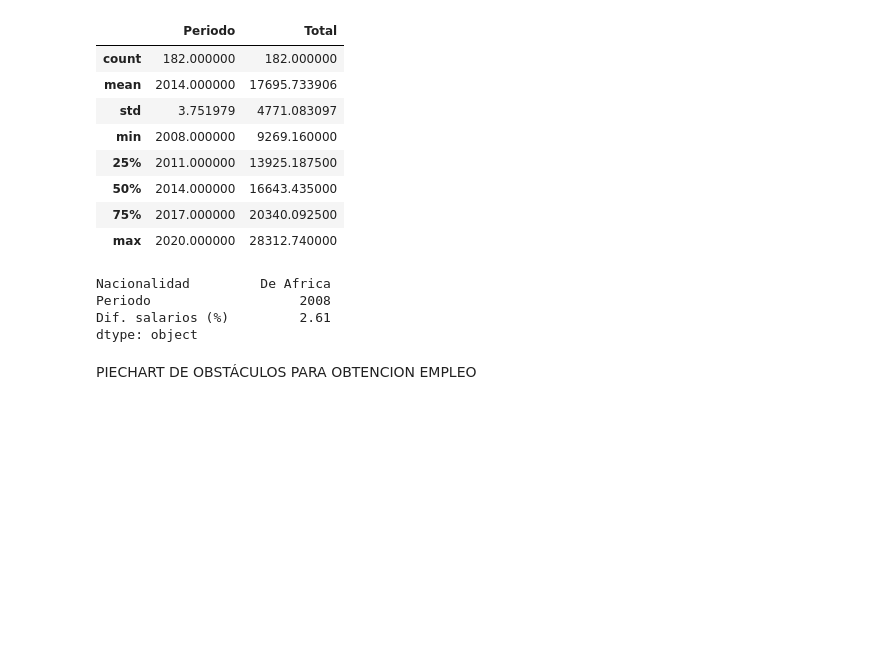
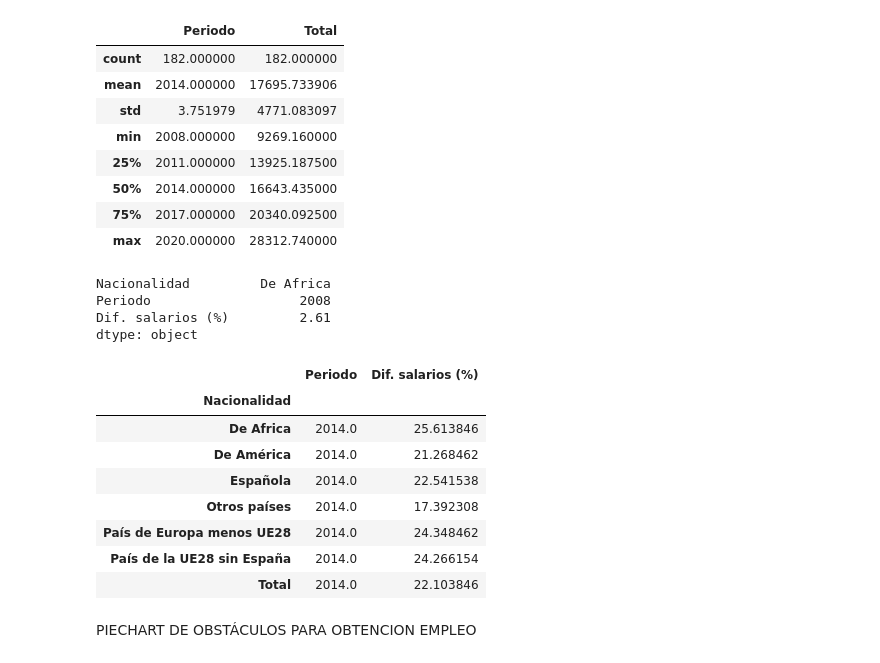
Before and after one commit to JaredR33/EDA, a Jupyter notebook: notebooks/EDA2.ipynb, the cells around one changed output. Cells and saved outputs as stored; diff of their text form; code cells hidden in the pictures; blank space fills up the shorter version.

```diff
--- a/notebooks/EDA2.ipynb
+++ b/notebooks/EDA2.ipynb
@@ -363,3 +372,15 @@ Nacionalidad         De Africa
 Periodo                   2008
 Dif. salarios (%)         2.61
 dtype: object
+# %%
+df_dif_sexos.groupby('Nacionalidad').mean()
+# %% [output]
+|  | Periodo | Dif. salarios (%) |
+| Nacionalidad |  |  |
+| De Africa | 2014.0 | 25.613846 |
+| De América | 2014.0 | 21.268462 |
+| Española | 2014.0 | 22.541538 |
+| Otros países | 2014.0 | 17.392308 |
+| País de Europa menos UE28 | 2014.0 | 24.348462 |
+| País de la UE28 sin España | 2014.0 | 24.266154 |
+| Total | 2014.0 | 22.103846 |
```
Also changed, not shown: parts of 9 cells of this notebook, 6 other files.
